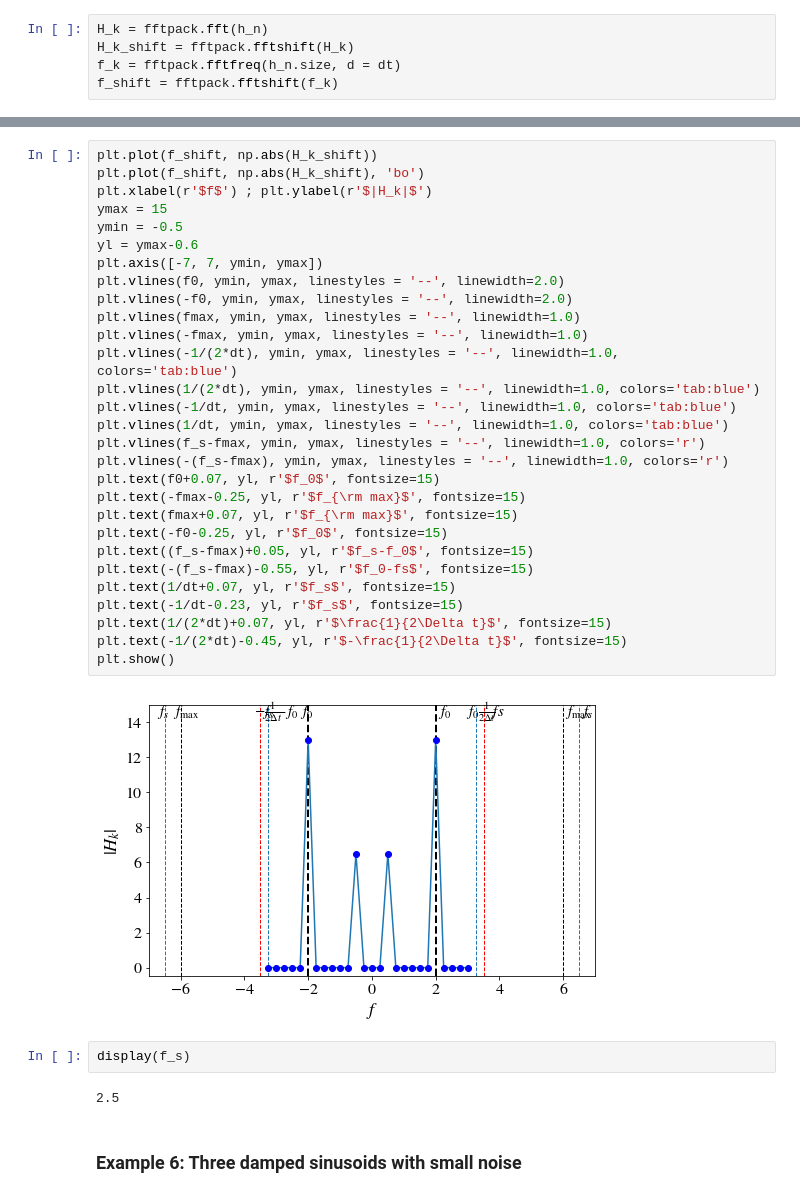
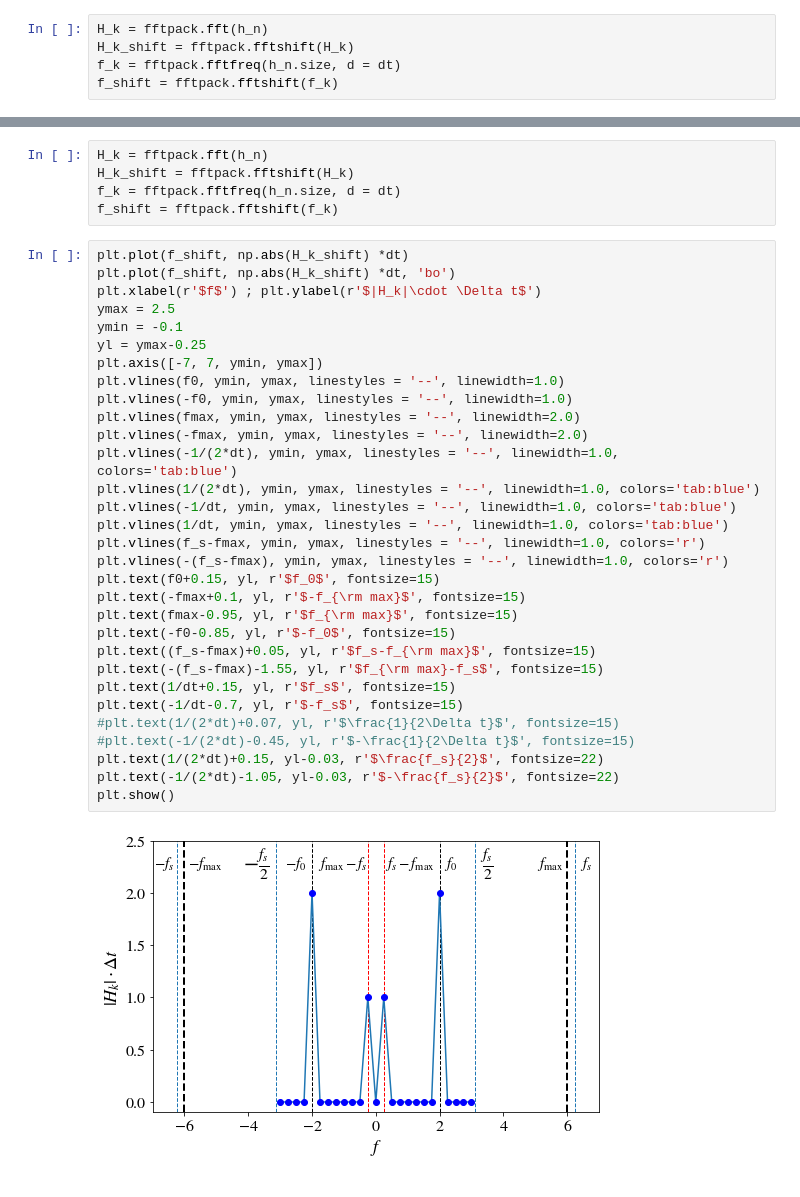
Before and after one commit to niksterg/pyFourier, a Jupyter notebook: DFT.ipynb, the cells around one changed output, grey strips where cells are left out. Drawn from its saved outputs; the diff is of its cells as text.

Commit message:
Completed the DFT examples.

```diff
--- a/DFT.ipynb
+++ b/DFT.ipynb
@@ -506,37 +566,38 @@ f_shift = fftpack.fftshift(f_k)
+# %%
+H_k = fftpack.fft(h_n)
+H_k_shift = fftpack.fftshift(H_k)
+f_k = fftpack.fftfreq(h_n.size, d = dt)
+f_shift = fftpack.fftshift(f_k)
 # %%
-plt.plot(f_shift, np.abs(H_k_shift))
-plt.plot(f_shift, np.abs(H_k_shift), 'bo')
-plt.xlabel(r'$f$') ; plt.ylabel(r'$|H_k|$')
-ymax = 15
-ymin = -0.5
-yl = ymax-0.6
+plt.plot(f_shift, np.abs(H_k_shift) *dt)
+plt.plot(f_shift, np.abs(H_k_shift) *dt, 'bo')
+plt.xlabel(r'$f$') ; plt.ylabel(r'$|H_k|\cdot \Delta t$')
+ymax = 2.5
+ymin = -0.1
+yl = ymax-0.25
 plt.axis([-7, 7, ymin, ymax])
-plt.vlines(f0, ymin, ymax, linestyles = '--', linewidth=2.0)
-plt.vlines(-f0, ymin, ymax, linestyles = '--', linewidth=2.0)
-plt.vlines(fmax, ymin, ymax, linestyles = '--', linewidth=1.0)
-plt.vlines(-fmax, ymin, ymax, linestyles = '--', linewidth=1.0)
+plt.vlines(f0, ymin, ymax, linestyles = '--', linewidth=1.0)
+plt.vlines(-f0, ymin, ymax, linestyles = '--', linewidth=1.0)
+plt.vlines(fmax, ymin, ymax, linestyles = '--', linewidth=2.0)
+plt.vlines(-fmax, ymin, ymax, linestyles = '--', linewidth=2.0)
 plt.vlines(-1/(2*dt), ymin, ymax, linestyles = '--', linewidth=1.0, colors='tab:blue')
 plt.vlines(1/(2*dt), ymin, ymax, linestyles = '--', linewidth=1.0, colors='tab:blue')
 plt.vlines(-1/dt, ymin, ymax, linestyles = '--', linewidth=1.0, colors='tab:blue')
 plt.vlines(1/dt, ymin, ymax, linestyles = '--', linewidth=1.0, colors='tab:blue')
 plt.vlines(f_s-fmax, ymin, ymax, linestyles = '--', linewidth=1.0, colors='r')
 plt.vlines(-(f_s-fmax), ymin, ymax, linestyles = '--', linewidth=1.0, colors='r')
-plt.text(f0+0.07, yl, r'$f_0$', fontsize=15)
-plt.text(-fmax-0.25, yl, r'$f_{\rm max}$', fontsize=15)
-plt.text(fmax+0.07, yl, r'$f_{\rm max}$', fontsize=15)
-plt.text(-f0-0.25, yl, r'$f_0$', fontsize=15)
-plt.text((f_s-fmax)+0.05, yl, r'$f_s-f_0$', fontsize=15)
-plt.text(-(f_s-fmax)-0.55, yl, r'$f_0-fs$', fontsize=15)
-plt.text(1/dt+0.07, yl, r'$f_s$', fontsize=15)
-plt.text(-1/dt-0.23, yl, r'$f_s$', fontsize=15)
-plt.text(1/(2*dt)+0.07, yl, r'$\frac{1}{2\Delta t}$', fontsize=15)
-plt.text(-1/(2*dt)-0.45, yl, r'$-\frac{1}{2\Delta t}$', fontsize=15)
+plt.text(f0+0.15, yl, r'$f_0$', fontsize=15)
+plt.text(-fmax+0.1, yl, r'$-f_{\rm max}$', fontsize=15)
+plt.text(fmax-0.95, yl, r'$f_{\rm max}$', fontsize=15)
+plt.text(-f0-0.85, yl, r'$-f_0$', fontsize=15)
+plt.text((f_s-fmax)+0.05, yl, r'$f_s-f_{\rm max}$', fontsize=15)
+plt.text(-(f_s-fmax)-1.55, yl, r'$f_{\rm max}-f_s$', fontsize=15)
+plt.text(1/dt+0.15, yl, r'$f_s$', fontsize=15)
+plt.text(-1/dt-0.7, yl, r'$-f_s$', fontsize=15)
+#plt.text(1/(2*dt)+0.07, yl, r'$\frac{1}{2\Delta t}$', fontsize=15)
+#plt.text(-1/(2*dt)-0.45, yl, r'$-\frac{1}{2\Delta t}$', fontsize=15)
+plt.text(1/(2*dt)+0.15, yl-0.03, r'$\frac{f_s}{2}$', fontsize=22)
+plt.text(-1/(2*dt)-1.05, yl-0.03, r'$-\frac{f_s}{2}$', fontsize=22)
 plt.show()
 # %% [output]
-[figure, old version]
+[figure, new version]
-# %%
-display(f_s)
-# %% [output]
-2.5
-# %% [markdown]
-### Example 6: Three damped sinusoids with small noise
```
Also changed, not shown: parts of 15 cells of this notebook.
